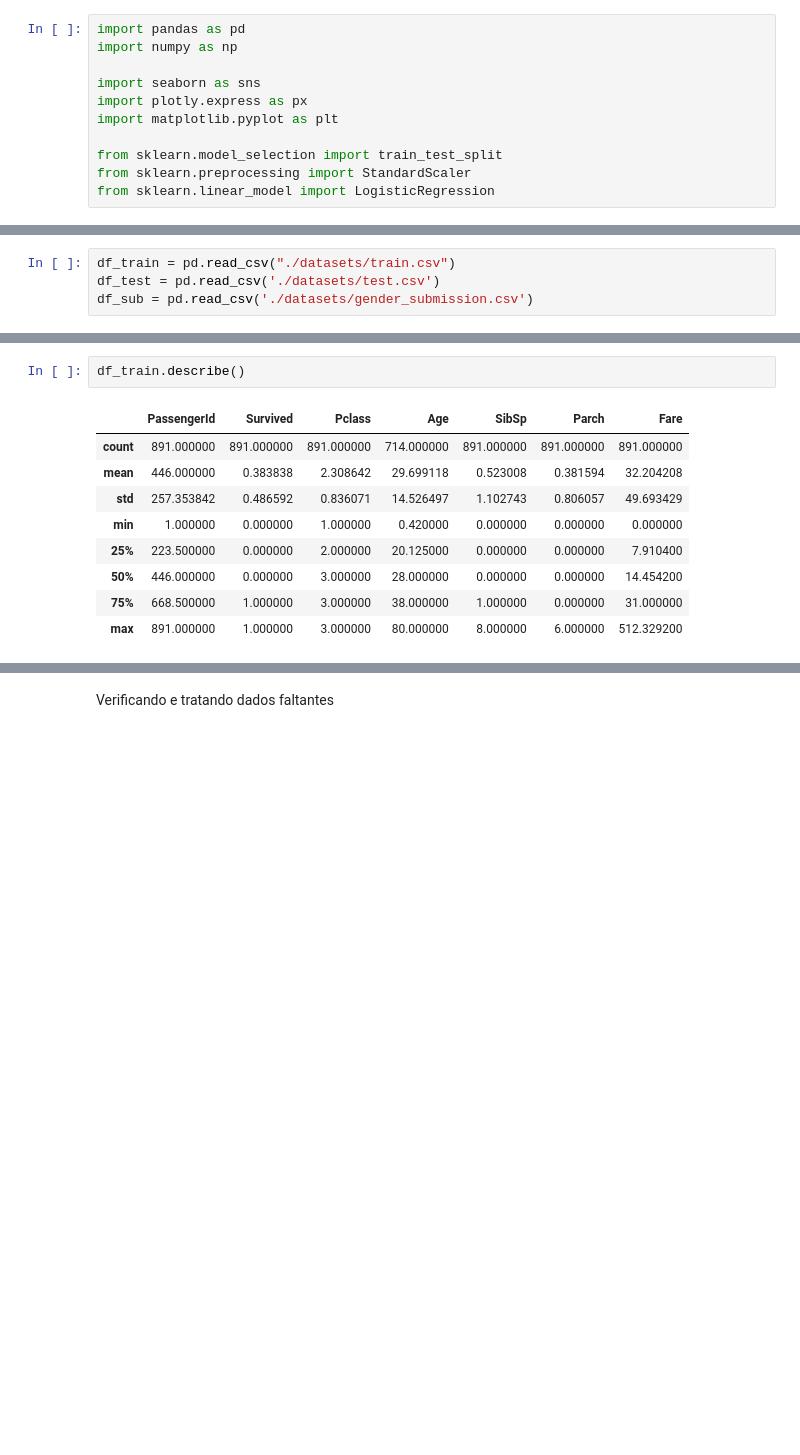
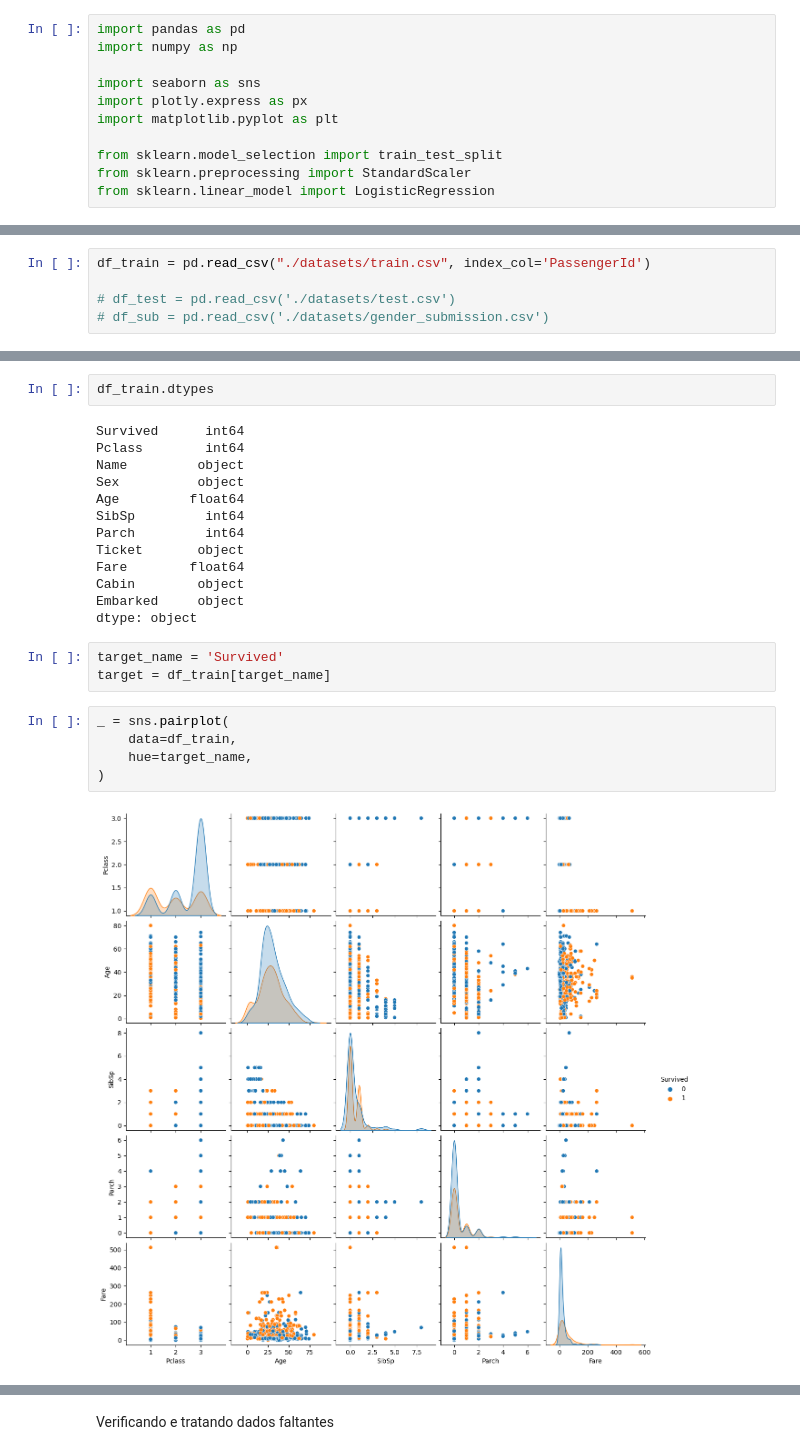
Before and after one commit to pedrodicati/titanic-datascience, a Jupyter notebook: titanic.ipynb, the cells around one changed output, grey strips where cells are left out. Saved outputs shown, nothing was run; the diff lists cells and outputs as text; blank space fills up the shorter version.

Commit message:
importing data and starting analysis and treatment data

```diff
--- a/titanic.ipynb
+++ b/titanic.ipynb
@@ -41,5 +41,6 @@ Lendo os csv's fornecidos para a análise
 # %%
-df_train = pd.read_csv("./datasets/train.csv")
-df_test = pd.read_csv('./datasets/test.csv')
-df_sub = pd.read_csv('./datasets/gender_submission.csv')
+df_train = pd.read_csv("./datasets/train.csv", index_col='PassengerId')
+
+# df_test = pd.read_csv('./datasets/test.csv')
+# df_sub = pd.read_csv('./datasets/gender_submission.csv')
 # %% [markdown]
@@ -97,12 +64,25 @@ memory usage: 83.7+ KB
 # %%
-df_train.describe()
+df_train.dtypes
 # %% [output]
-|  | PassengerId | Survived | Pclass | Age | SibSp | Parch | Fare |
-| count | 891.000000 | 891.000000 | 891.000000 | 714.000000 | 891.000000 | 891.000000 | 891.000000 |
-| mean | 446.000000 | 0.383838 | 2.308642 | 29.699118 | 0.523008 | 0.381594 | 32.204208 |
-| std | 257.353842 | 0.486592 | 0.836071 | 14.526497 | 1.102743 | 0.806057 | 49.693429 |
-| min | 1.000000 | 0.000000 | 1.000000 | 0.420000 | 0.000000 | 0.000000 | 0.000000 |
-| 25% | 223.500000 | 0.000000 | 2.000000 | 20.125000 | 0.000000 | 0.000000 | 7.910400 |
-| 50% | 446.000000 | 0.000000 | 3.000000 | 28.000000 | 0.000000 | 0.000000 | 14.454200 |
-| 75% | 668.500000 | 1.000000 | 3.000000 | 38.000000 | 1.000000 | 0.000000 | 31.000000 |
-| max | 891.000000 | 1.000000 | 3.000000 | 80.000000 | 8.000000 | 6.000000 | 512.329200 |
+Survived      int64
+Pclass        int64
+Name         object
+Sex          object
+Age         float64
+SibSp         int64
+Parch         int64
+Ticket       object
+Fare        float64
+Cabin        object
+Embarked     object
+dtype: object
+# %%
+target_name = 'Survived'
+target = df_train[target_name]
+# %%
+_ = sns.pairplot(
+    data=df_train,
+    hue=target_name,
+)
+# %% [output]
+[figure, added]
```
Also changed, not shown: parts of 18 cells of this notebook.
